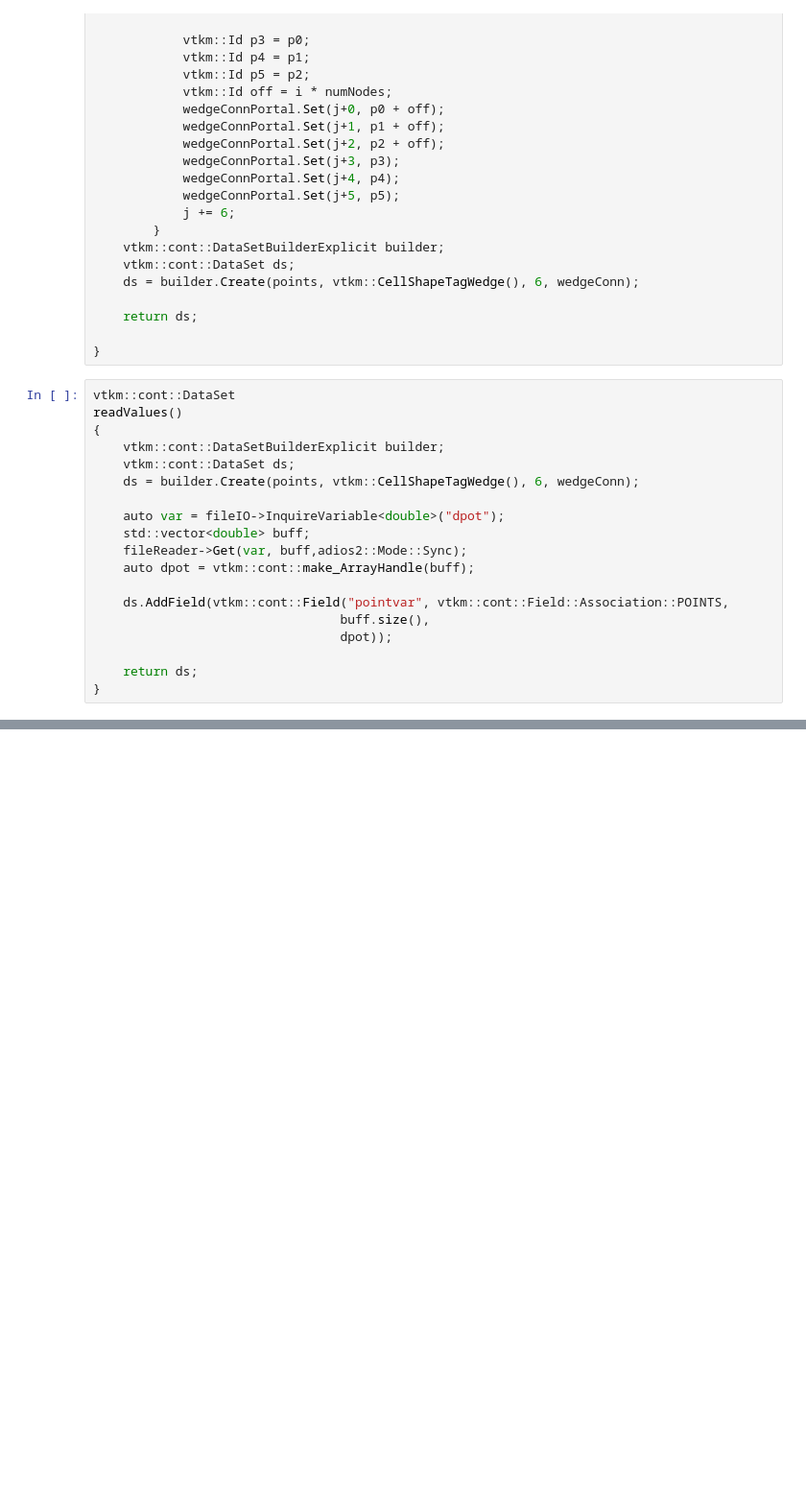
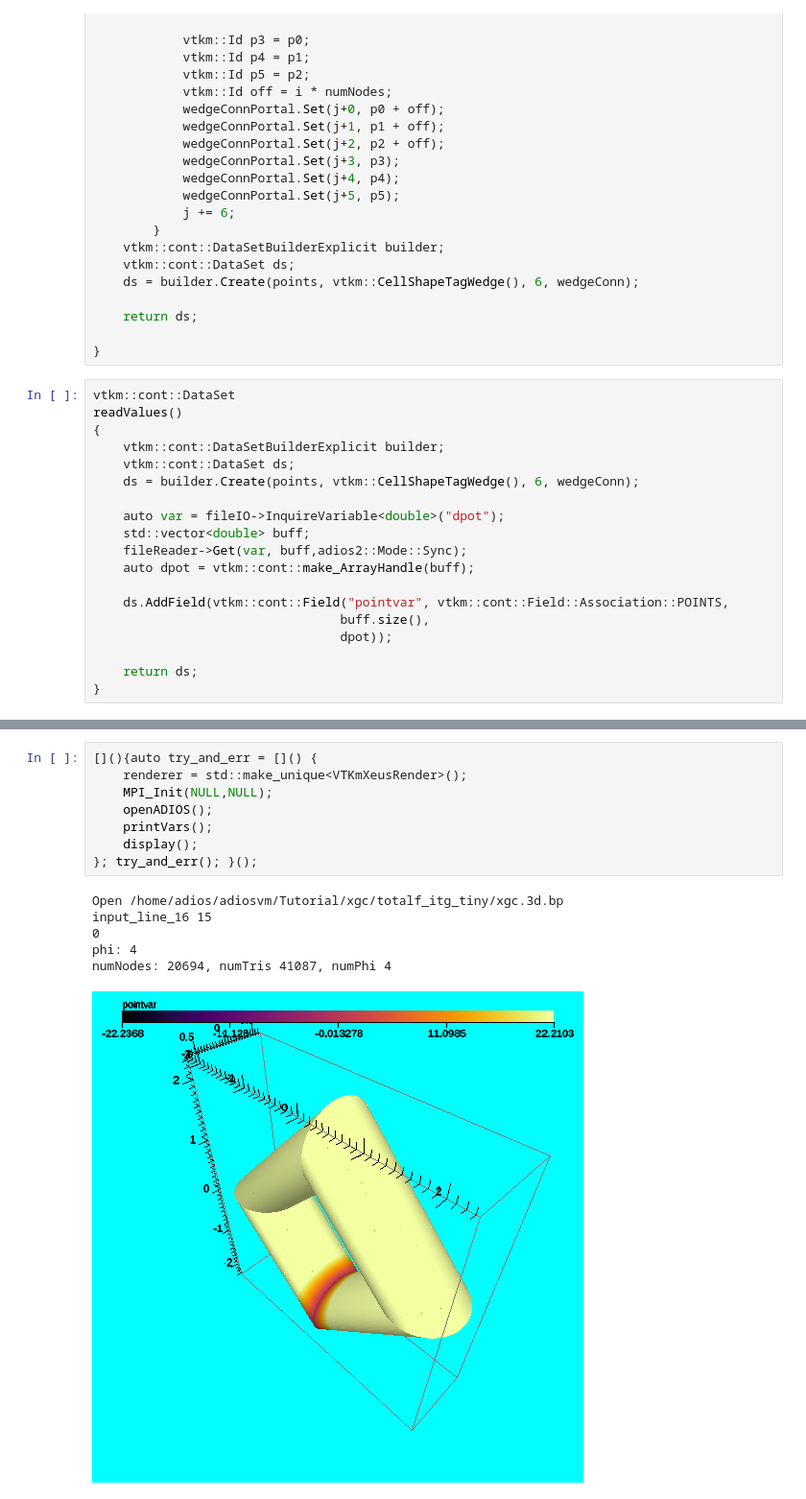
Before and after one commit to m-kim/vtkm-jupyter, a Jupyter notebook: notebooks/5. ADIOS2 VTK-m.ipynb, the cells around one changed output, grey strips where cells are left out. Shown: that part at 96% size. Cells and saved outputs as stored; diff of their text form; blank space fills up the shorter version.

```diff
--- a/notebooks/5. ADIOS2 VTK-m.ipynb
+++ b/notebooks/5. ADIOS2 VTK-m.ipynb
@@ -267,0 +271,15 @@ try_and_err();
+# %%
+[](){auto try_and_err = []() {
+    renderer = std::make_unique<VTKmXeusRender>();
+    MPI_Init(NULL,NULL);
+    openADIOS();
+    printVars();
+    display();
+}; try_and_err(); }();
+# %% [output]
+Open /home/adios/adiosvm/Tutorial/xgc/totalf_itg_tiny/xgc.3d.bp
+input_line_16 15
+0
+phi: 4
+numNodes: 20694, numTris 41087, numPhi 4
+[figure, added]
```
Also changed, not shown: parts of 5 cells of this notebook.
